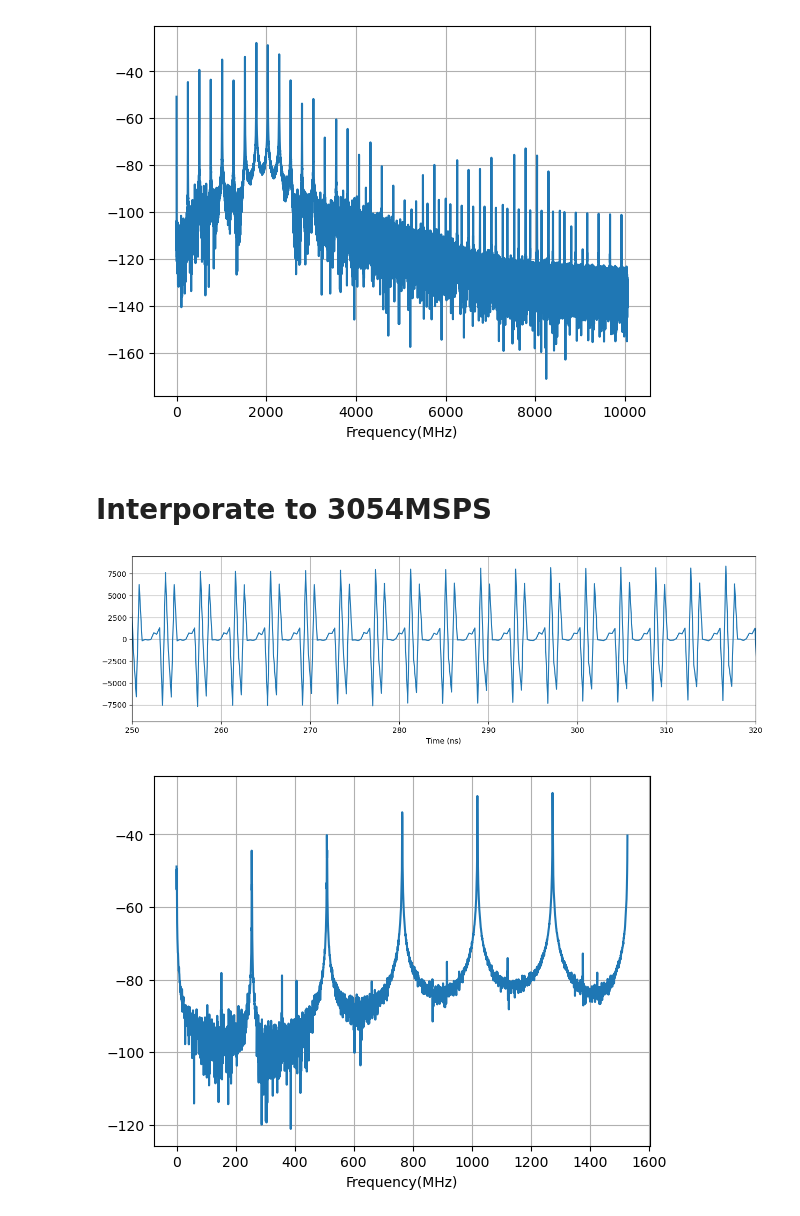
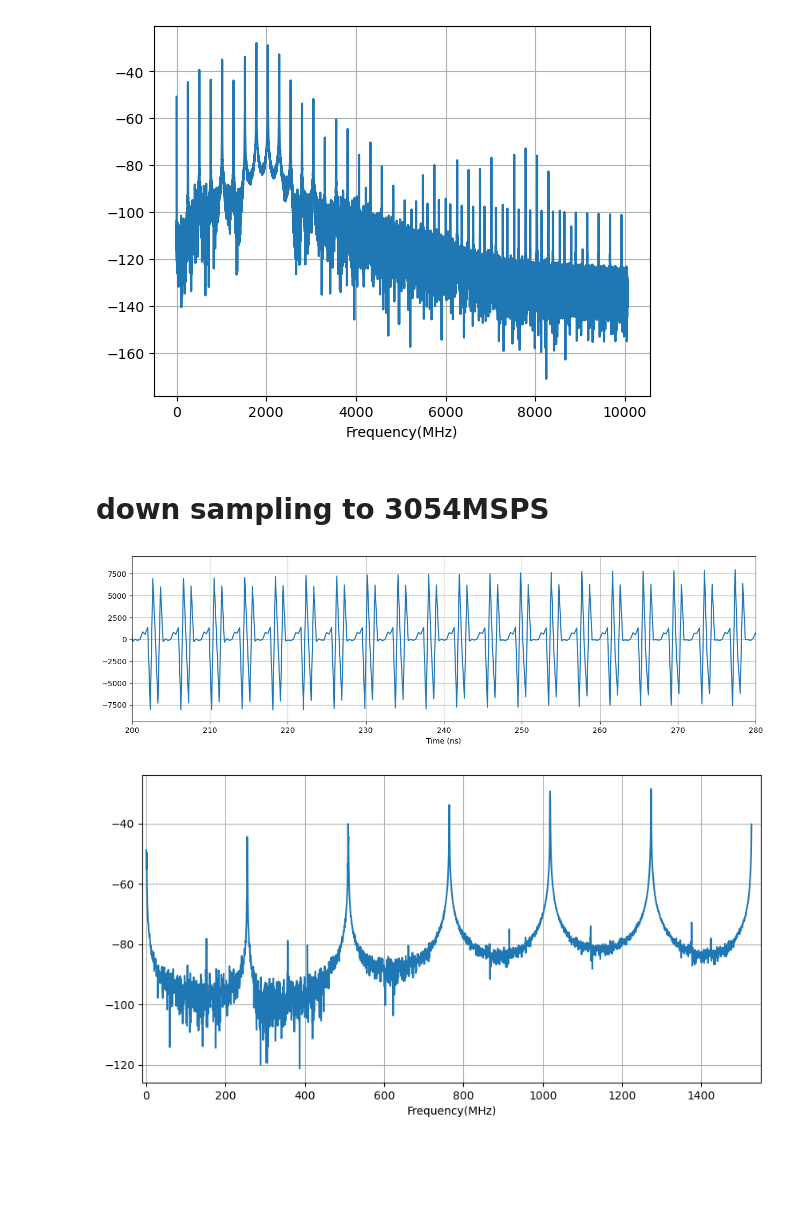
Before and after one commit to slaclab/kek-bpm-rfsoc-dev, a Jupyter notebook: software/notebooks/DiodeWaveform.ipynb, the cells around one changed output. Cells and saved outputs as stored; diff of their text form; code cells hidden in the pictures; blank space fills up the shorter version.

```diff
--- a/software/notebooks/DiodeWaveform.ipynb
+++ b/software/notebooks/DiodeWaveform.ipynb
@@ -130,7 +130,7 @@ plt.grid()
 # %% [output]
 [figure]
 # %% [markdown]
-# Interporate to 3054MSPS
+# down sampling to 3054MSPS
 # %%
 #  linear interpolation for this data at 3.054 GSPS
 newTimeBin = 1.0/(0.509*6.0) # Unit of ns for 3.054 GSPS
@@ -140,24 +140,25 @@ newTimeSteps = np.linspace(0, newTimeBin*(newSize-1), num=newSize)
 newwaveform = np.int16(np.interp(newTimeSteps, timestep, waveform_4ns))
 # Plot the time waveform (RFSoC rate)
 plt.figure(figsize=(15,4))
-plt.plot(newTimeSteps,newwaveform)
+plt.plot(newTimeSteps[:6000],newwaveform[:6000])
 plt.xlabel("Time (ns)")
-plt.xlim(250,320)
+plt.xlim(200,280)
 plt.grid()
 # %% [output]
-[figure, old version]
+[figure, new version]
 # %%
 #FFT
 size    = len(newwaveform) # Number of data points in the file
 timeBin = 1000/3054 # Unit of ns
 freqBin = (0.5E+3/timeBin)/float(size//2) # Units of MHz
 freqSteps = np.linspace(0, freqBin*(size//2-1), num=size//2)
 freq = np.fft.fft(newwaveform)/float(size)
 freq = freq[range(size//2)]
 mag = 20.0*np.log10(np.abs(freq)/32767.0) # Units of dBFS
-
+plt.figure(figsize=(10,5))
+plt.xlim(-10,1550)
 plt.plot(freqSteps,mag)
 plt.xlabel("Frequency(MHz)")
 plt.grid()
 # %% [output]
-[figure, old version]
+[figure, new version]
```
Also changed, not shown: parts of 1 cell of this notebook, 1 other file.
